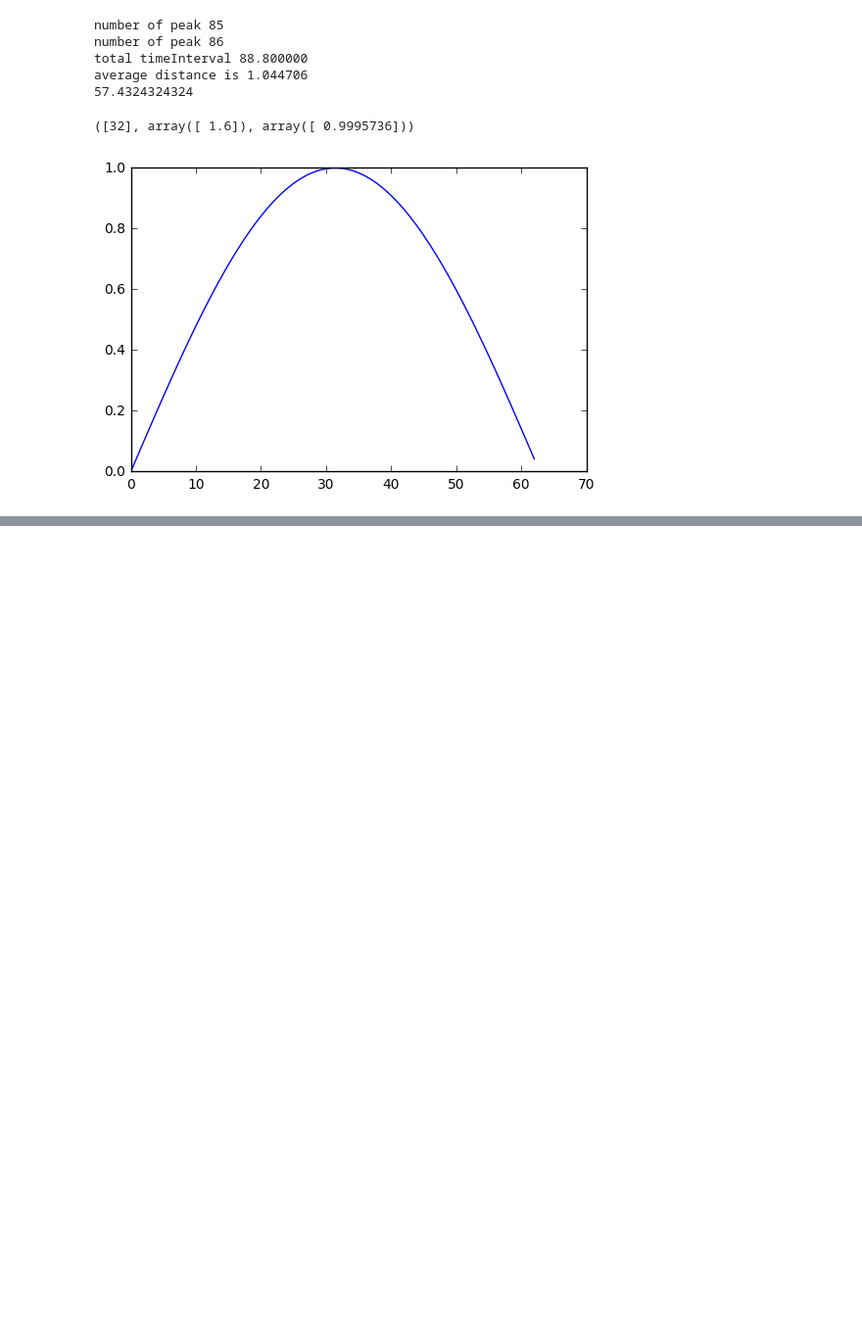
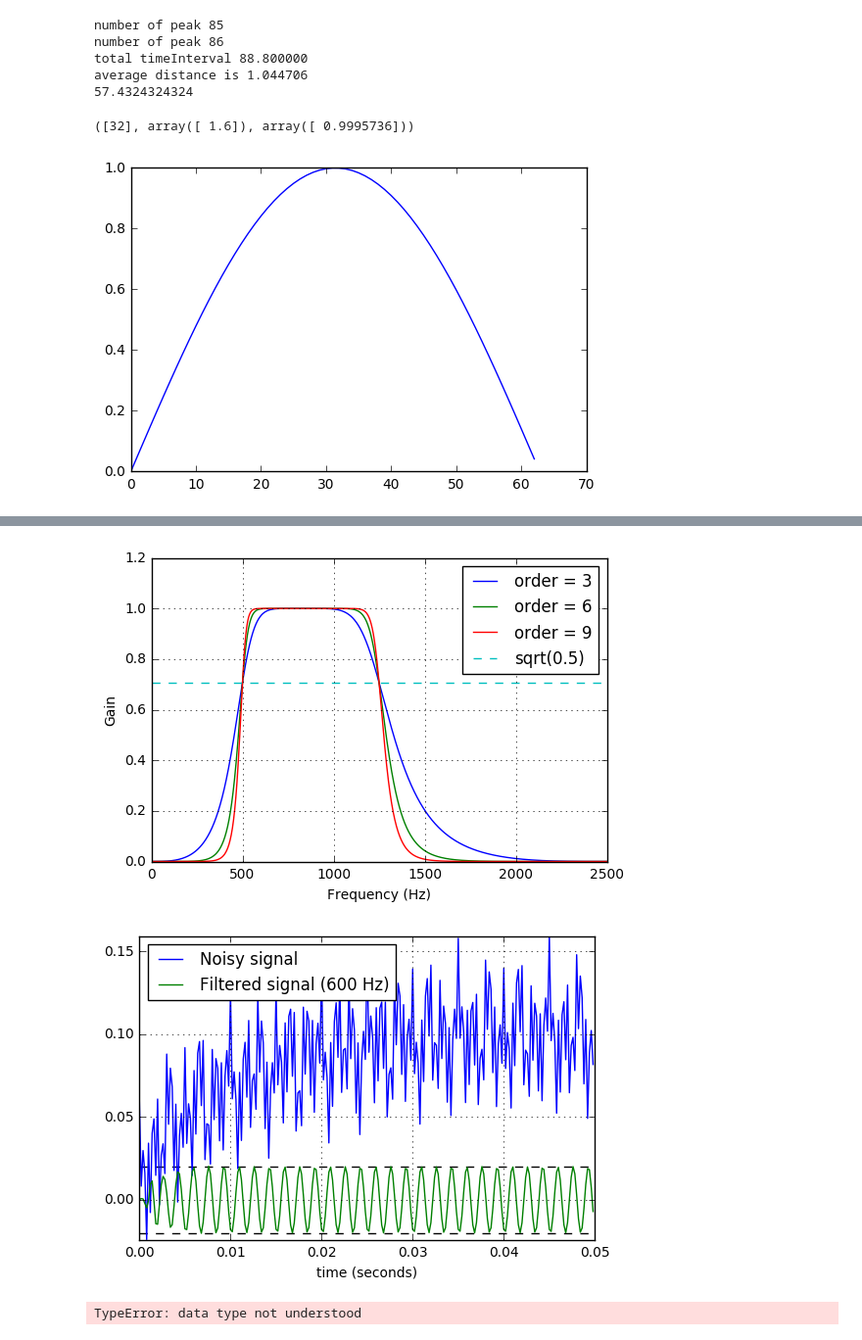
Before and after one commit to jma19/CS244Fall2017, a Jupyter notebook: Assignment#3/caculator.ipynb, the cells around one changed output, grey strips where cells are left out. Shown: that part at 98% size. Drawn from its saved outputs; the diff is of its cells as text; code cells hidden in the pictures; blank space fills up the shorter version.

```diff
--- a/Assignment#3/caculator.ipynb
+++ b/Assignment#3/caculator.ipynb
@@ -108,0 +114,73 @@ array([2, 3, 4, 5, 6, 7, 8, 9])
+# %%
+from scipy.signal import butter, lfilter
+
+
+def butter_bandpass(lowcut, highcut, fs, order=5):
+    nyq = 0.5 * fs
+    low = lowcut / nyq
+    high = highcut / nyq
+    b, a = butter(order, [low, high], btype='band')
+    return b, a
+
+
+def butter_bandpass_filter(data, lowcut, highcut, fs, order=5):
+    b, a = butter_bandpass(lowcut, highcut, fs, order=order)
+    y = lfilter(b, a, data)
+    return y
+
+
+if __name__ == "__main__":
+    import numpy as np
+    import matplotlib.pyplot as plt
+    from scipy.signal import freqz
+
+    # Sample rate and desired cutoff frequencies (in Hz).
+    fs = 5000.0
+    lowcut = 500.0
+    highcut = 1250.0
+
+    # Plot the frequency response for a few different orders.
+    plt.figure(1)
+    plt.clf()
+    for order in [3, 6, 9]:
+        b, a = butter_bandpass(lowcut, highcut, fs, order=order)
+        w, h = freqz(b, a, worN=2000)
+        plt.plot((fs * 0.5 / np.pi) * w, abs(h), label="order = %d" % order)
+
+    plt.plot([0, 0.5 * fs], [np.sqrt(0.5), np.sqrt(0.5)],
+             '--', label='sqrt(0.5)')
+    plt.xlabel('Frequency (Hz)')
+    plt.ylabel('Gain')
+    plt.grid(True)
+    plt.legend(loc='best')
+
+    # Filter a noisy signal.
+    T = 0.05
+    nsamples = T * fs
+    t = np.linspace(0, T, nsamples, endpoint=False)
+    a = 0.02
+    f0 = 600.0
+    x = 0.1 * np.sin(2 * np.pi * 1.2 * np.sqrt(t))
+    x += 0.01 * np.cos(2 * np.pi * 312 * t + 0.1)
+    x += a * np.cos(2 * np.pi * f0 * t + .11)
+    x += 0.03 * np.cos(2 * np.pi * 2000 * t)
+    plt.figure(2)
+    plt.clf()
+    plt.plot(t, x, label='Noisy signal')
+
+    y = butter_bandpass_filter(x, lowcut, highcut, fs, order=6)
+    plt.plot(t, y, label='Filtered signal (%g Hz)' % f0)
+    plt.xlabel('time (seconds)')
+    plt.hlines([-a, a], 0, T, linestyles='--')
+    plt.grid(True)
+    plt.axis('tight')
+    plt.legend(loc='upper left')
+
+    plt.show()
+# %% [output]
+[figure, added]
+[figure, added]
+# %%
+np.zeros(2,1)
+# %% [output]
+TypeError: data type not understood
```
Also changed, not shown: parts of 2 cells of this notebook, 1 other file.
